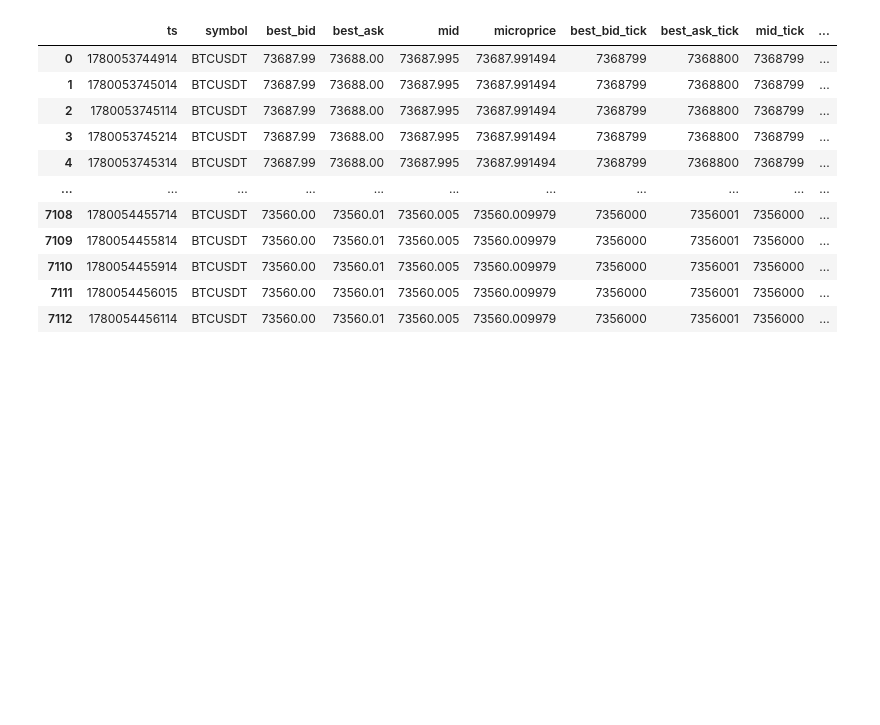
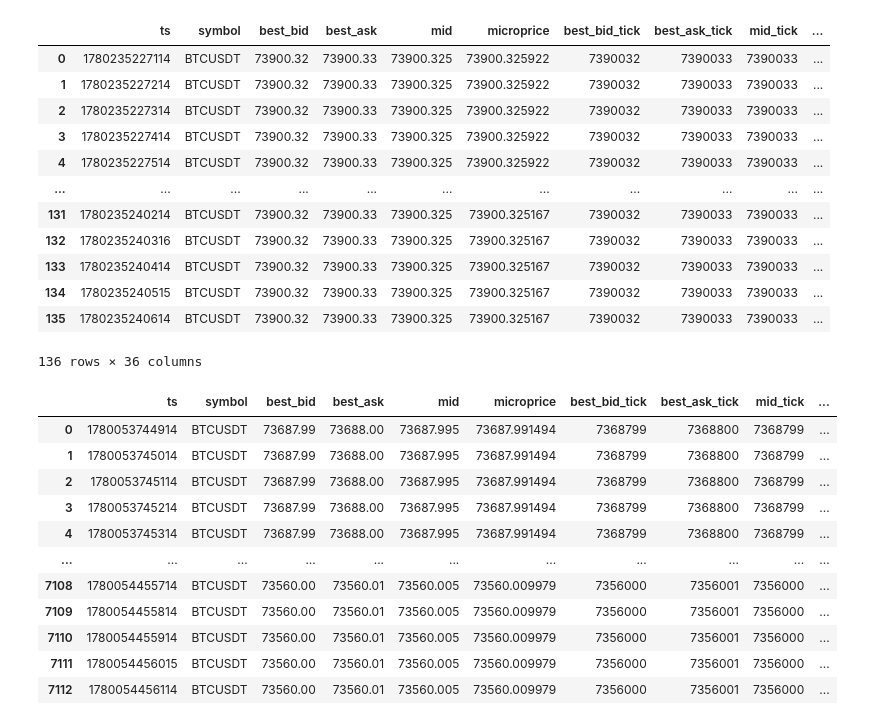
Before and after one commit to Briansim74/Market-Making-Research-Platform, a Jupyter notebook: mm_research_alpha.ipynb, the cells around one changed output. Cells and saved outputs as stored; diff of their text form; code cells hidden in the pictures; blank space fills up the shorter version.

```diff
--- a/mm_research_alpha.ipynb
+++ b/mm_research_alpha.ipynb
@@ -14,6 +14,22 @@ fills = pd.read_parquet(os.path.join(folder_path, "fills.parquet"))
 events = pd.read_parquet(os.path.join(folder_path, "events.parquet"))
 with open(os.path.join(folder_path, "orderbook_snapshot.json"), "r") as f:
     orderbook_snapshot = json.load(f)
+# %%
+snapshots
+# %% [output]
+|  | ts | symbol | best_bid | best_ask | mid | microprice | best_bid_tick | best_ask_tick | mid_tick | ... |
+| 0 | 1780235227114 | BTCUSDT | 73900.32 | 73900.33 | 73900.325 | 73900.325922 | 7390032 | 7390033 | 7390033 | ... |
+| 1 | 1780235227214 | BTCUSDT | 73900.32 | 73900.33 | 73900.325 | 73900.325922 | 7390032 | 7390033 | 7390033 | ... |
+| 2 | 1780235227314 | BTCUSDT | 73900.32 | 73900.33 | 73900.325 | 73900.325922 | 7390032 | 7390033 | 7390033 | ... |
+| 3 | 1780235227414 | BTCUSDT | 73900.32 | 73900.33 | 73900.325 | 73900.325922 | 7390032 | 7390033 | 7390033 | ... |
+| 4 | 1780235227514 | BTCUSDT | 73900.32 | 73900.33 | 73900.325 | 73900.325922 | 7390032 | 7390033 | 7390033 | ... |
+| ... | ... | ... | ... | ... | ... | ... | ... | ... | ... | ... |
+| 131 | 1780235240214 | BTCUSDT | 73900.32 | 73900.33 | 73900.325 | 73900.325167 | 7390032 | 7390033 | 7390033 | ... |
+| 132 | 1780235240316 | BTCUSDT | 73900.32 | 73900.33 | 73900.325 | 73900.325167 | 7390032 | 7390033 | 7390033 | ... |
+| 133 | 1780235240414 | BTCUSDT | 73900.32 | 73900.33 | 73900.325 | 73900.325167 | 7390032 | 7390033 | 7390033 | ... |
+| 134 | 1780235240515 | BTCUSDT | 73900.32 | 73900.33 | 73900.325 | 73900.325167 | 7390032 | 7390033 | 7390033 | ... |
+| 135 | 1780235240614 | BTCUSDT | 73900.32 | 73900.33 | 73900.325 | 73900.325167 | 7390032 | 7390033 | 7390033 | ... |
+136 rows × 36 columns
 # %%
 """
 Models corrects microprice based on predicted future price movement (drift) to maximise E[PnL] / Utility / Min Adverse Selection due to symmetrical quoting
```
Also changed, not shown: parts of 2 cells of this notebook, 20 other files.
